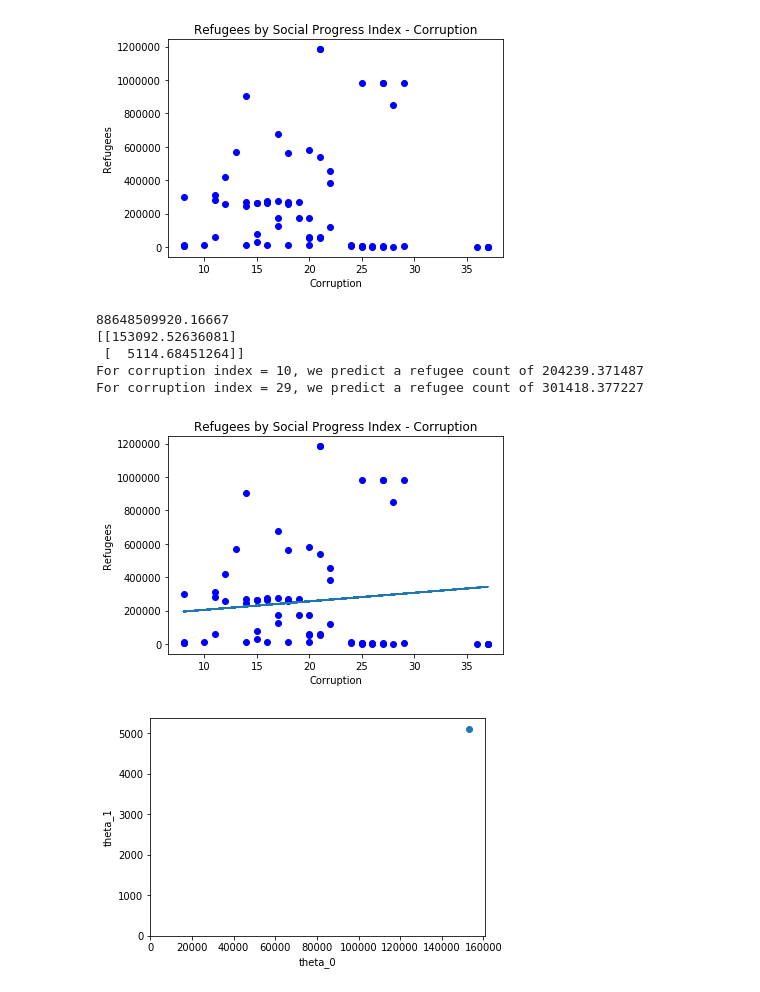
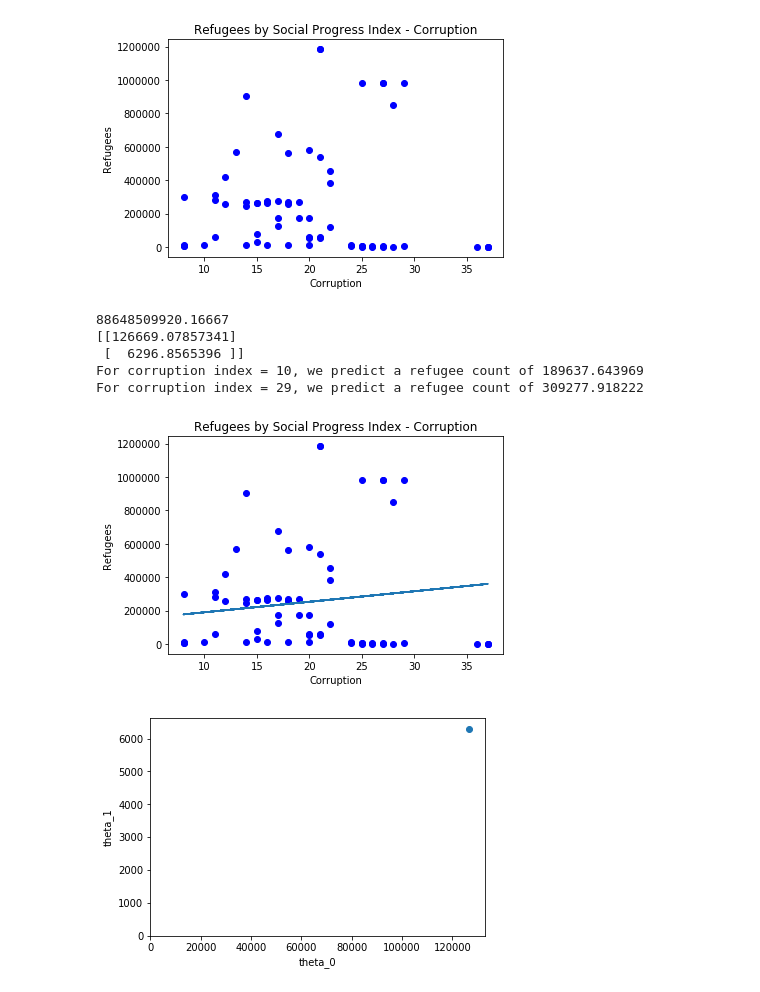
Before and after one commit to esthermead/corruption, a Jupyter notebook: corruption_SPI but not standardized and no contour line showing up.ipynb, the cells around one changed output. Cells and saved outputs as stored; diff of their text form; code cells hidden in the pictures.

```diff
--- a/corruption_SPI but not standardized and no contour line showing up.ipynb
+++ b/corruption_SPI but not standardized and no contour line showing up.ipynb
@@ -30,7 +30,7 @@ theta = zeros(shape=(2, 1))
 # %%
 #Some gradient descent settings
 iterations = 2000
-alpha = 0.004
+alpha = 0.003
 # %%
 #Evaluate the linear regression
 def compute_cost(X, y, theta):
@@ -98,7 +98,7 @@ theta = zeros(shape=(2, 1))
 
 #Some gradient descent settings
 iterations = 2000
-alpha = 0.004
+alpha = 0.003
 
 #compute and display initial cost
 print (compute_cost(it, y, theta))
@@ -117,39 +117,39 @@ result = it.dot(theta).flatten()
 plot(data[:, 0], result)
 show()
 
 
 #Grid over which we will calculate J
 theta0_vals = linspace(-10, 10, 100)
 theta1_vals = linspace(-1, 4, 100)
 
 
 #initialize J_vals to a matrix of 0's
 J_vals = zeros(shape=(theta0_vals.size, theta1_vals.size))
 
 #Fill out J_vals
 for t1, element in enumerate(theta0_vals):
     for t2, element2 in enumerate(theta1_vals):
         thetaT = zeros(shape=(2, 1))
         thetaT[0][0] = element
         thetaT[1][0] = element2
         J_vals[t1, t2] = compute_cost(it, y, thetaT)
 
 #Contour plot
 J_vals = J_vals.T
 #Plot J_vals as 15 contours spaced logarithmically between 0.01 and 100
 contour(theta0_vals, theta1_vals, J_vals, logspace(-2, 3, 20))
 xlabel('theta_0')
 ylabel('theta_1')
 scatter(theta[0][0], theta[1][0])
 show()
 # %% [output]
 88648509920.16667
-[[153092.52636081]
- [  5114.68451264]]
-For corruption index = 10, we predict a refugee count of 204239.371487
-For corruption index = 29, we predict a refugee count of 301418.377227
+[[126669.07857341]
+ [  6296.8565396 ]]
+For corruption index = 10, we predict a refugee count of 189637.643969
+For corruption index = 29, we predict a refugee count of 309277.918222
-[figure, old version]
+[figure, new version]
-[figure, old version]
+[figure, new version]
 # %%
 import matplotlib.pyplot as plt
 %matplotlib inline
```
Also changed, not shown: parts of 1 cell of this notebook, 1 other file.
